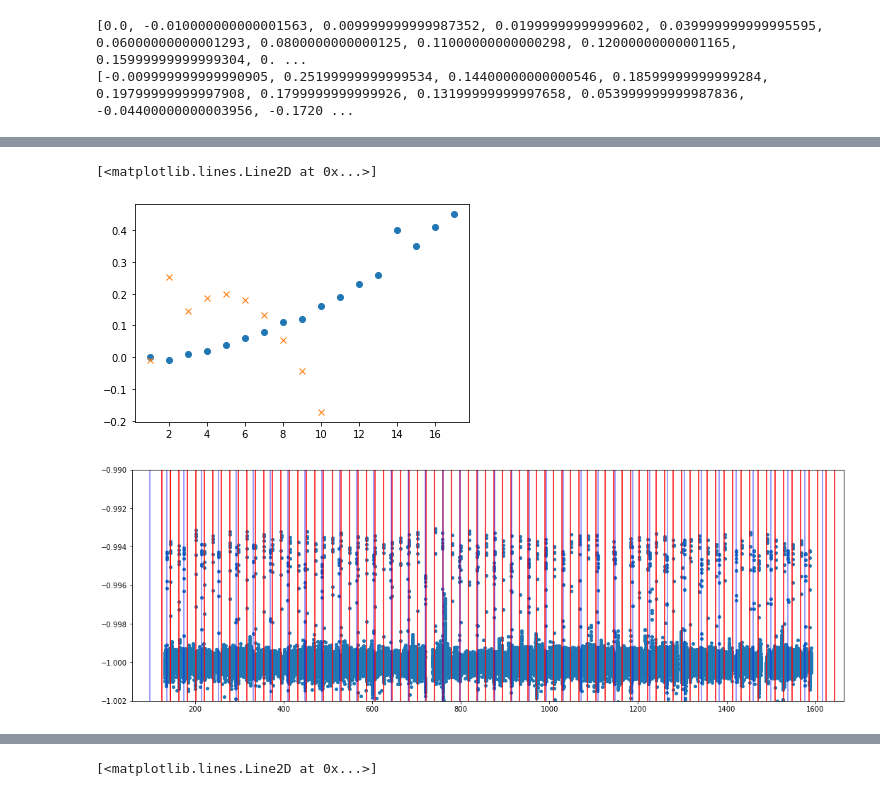
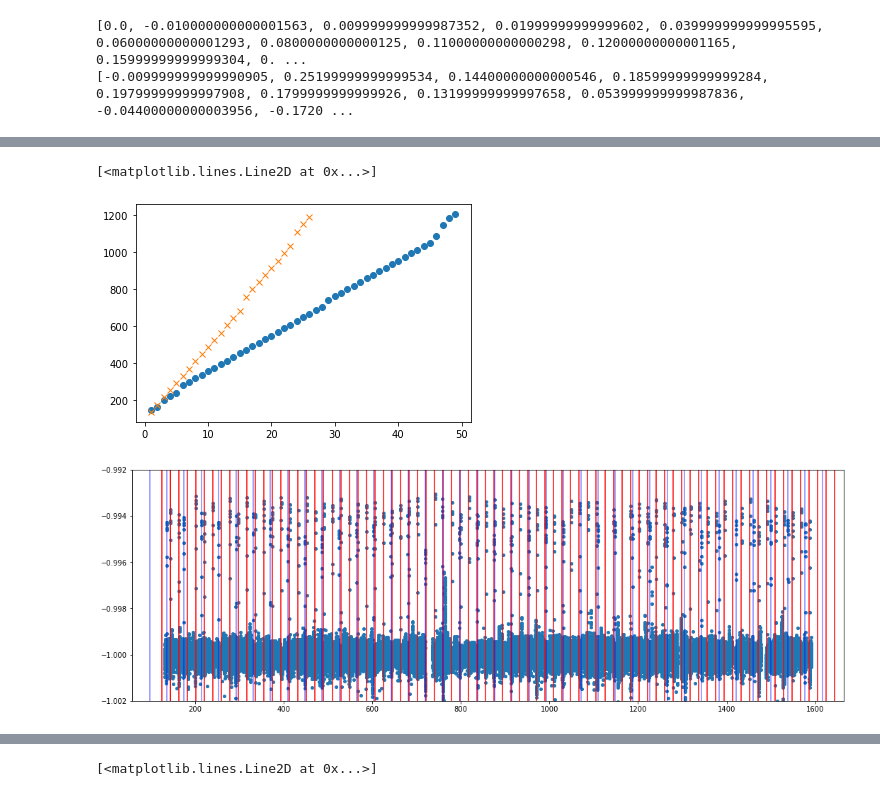
Before and after one commit to wfw23/Astrolabs, a Jupyter notebook: Chapter3_ExoLightCurves.ipynb, the cells around one changed output, grey strips where cells are left out. Cells and saved outputs as stored; diff of their text form; code cells hidden in the pictures.

Commit message:
writing coursework and combined plots

```diff
--- a/Chapter3_ExoLightCurves.ipynb
+++ b/Chapter3_ExoLightCurves.ipynb
@@ -364,8 +383,11 @@ for i in range(40):
 # %%
 #plot modulus division of period to find biggest time variation
 #continue until planets visibly close to each other transit wise- biggest pull?
-periods19=[144.25,163.47,201.95,221.19,240.44,278.92,298.17,317.43,336.67,355.94,375.2,394.47,413.73,433.1,452.28,471.57,490.84]
-periods38=[136.3,175.5,214.33,253.31,292.26,331.18,370.07,408.93,447.77,486.58]
+periods19=[144.25,163.47,201.95,221.19,240.44,278.92,298.17,317.43,336.67,355.94,375.2,394.47,413.73,433.1,452.28,471.57,490.84,510.12,529.40,548.68,
+          567.95,587.24,606.52,625.8,645.9,664.37,683.64,702.9,741.46,760.71,779.99,797.12,818.5,836.02,857,874.98,895.5,913.94,933.97,952.94,972.43,
+          991.68,1010.89,1030.1,1049.34,1087.79,1145.44,1183.88,1203.1]
+periods38=[136.3,175.5,214.33,253.31,292.26,331.18,370.07,408.93,447.77,486.58,525.37,564.18,602.96,641.75,680.56,758.24,799.25,837.76,876.25,914.73,
+          953.22,991.98,1031,1109.1,1148.19,1187.26]
 # %%
 timediff19=[]
 timediff38=[]
@@ -398,26 +428,26 @@ print(len(timediff38))
 # %%
-plt.plot(np.linspace(1,17,17),timediff19,ls='None',marker='o')
-plt.plot(np.linspace(1,10,10),timediff38,ls='None',marker='x')
+plt.plot(xrangeo,periods19,ls='None', marker='o')
+plt.plot(xrangex,periods38,ls='None', marker='x')
 # %% [output]
 [<matplotlib.lines.Line2D at 0x...>]
-[figure, old version]
+[figure, new version]
 # %%
 plt.figure(figsize=(18,6))
 plt.plot(curve['time'],-curve['flux'], ls='None',marker ='o', markersize=4)
 #plt.xlim(678,682)
-plt.ylim(-1.002,-0.99)
+plt.ylim(-1.002,-0.992)
 actper = 19.23 ## the actual period
 actper2 =38.938
 plt.axvline(actper+131.513013-6.5, c='r') ## indicating the actual period
 for i in range(80):
     plt.axvline((actper*i+131.513013-6.5), c='r')
 for i in range(40):
     plt.axvline((actper2*i+131.513013-34), c='b', alpha=0.5)
 transits19=find_peaks(-curve['flux'],[0.0058-1,-0.992])
 transits38=find_peaks(-curve['flux'],[0.0046-1,1-0.005])
 transits=find_peaks(-curve['flux'])
 # %% [output]
-[figure, old version]
+[figure, new version]
 # %%
 print(transits19)
 print(transits38)
```
Also changed, not shown: parts of 42 cells of this notebook, 2 other files.
